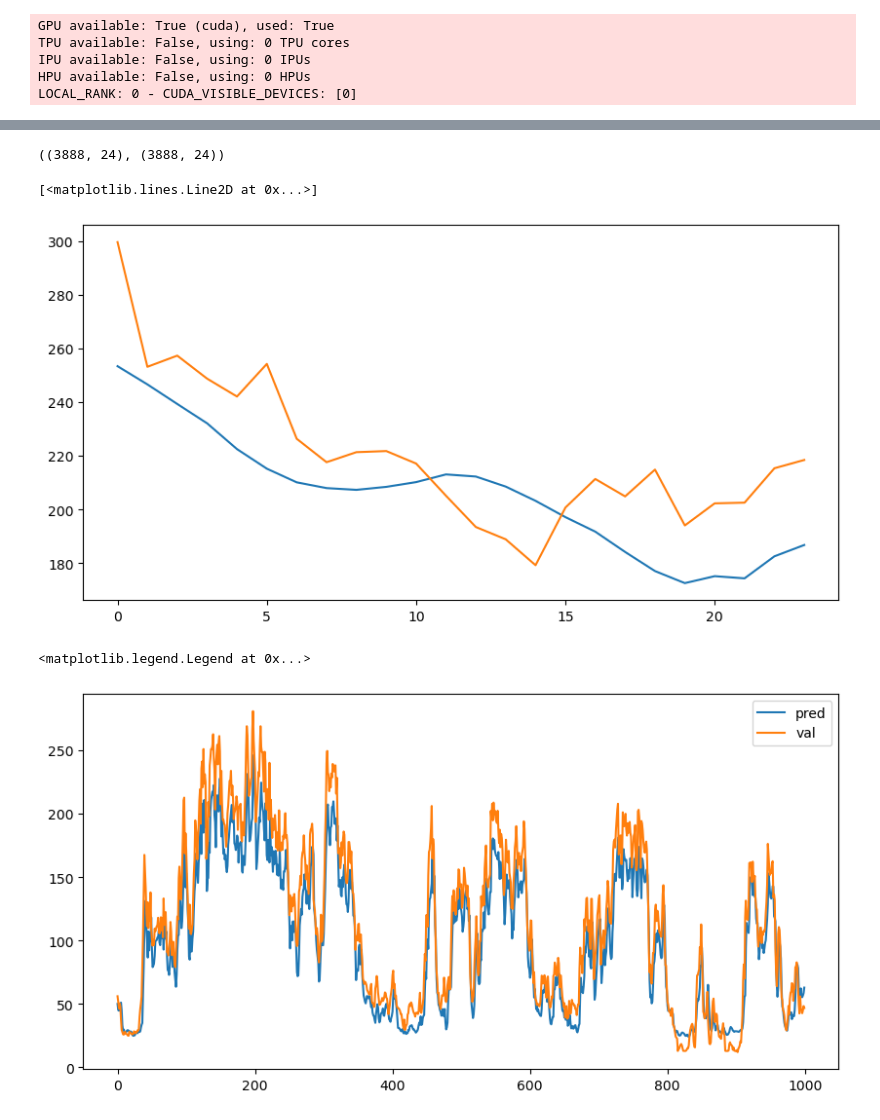
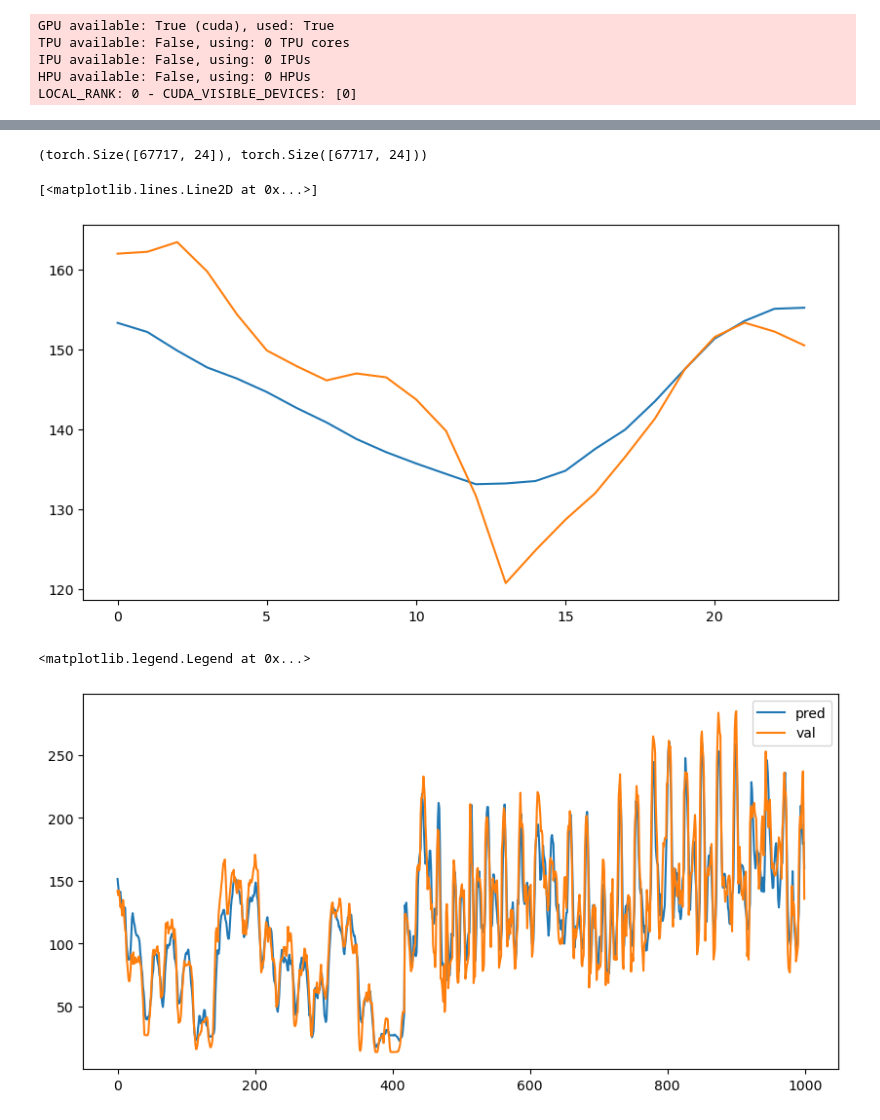
Before and after one commit to AIRI-Institute/eco4cast, a Jupyter notebook: test_co2_model.ipynb, the cells around one changed output, grey strips where cells are left out. Drawn from its saved outputs; the diff is of its cells as text; code cells hidden in the pictures.

```diff
--- a/test_co2_model.ipynb
+++ b/test_co2_model.ipynb
@@ -28,0 +1,29 @@ To enable the following instructions: AVX2 AVX512F AVX512_VNNI FMA, in other ope
+# %%
+from weather_co2_dataset import WeatherCO2DataModule
+import torch
+import numpy as np
+import pandas as pd
+
+
+codes = ["BR-CS", "CA-ON", "CH", "DE", "PL", "BE", "IT-NO", "CA-QC", "ES", "GB", "FI", "FR", "NL"]
+
+features_data = []
+targets_data = []
+for code in codes:
+    features = np.load(f"electricitymaps_datasets/{code}_np_dataset.npy", allow_pickle=True)
+    features_data.append(features)
+
+    emission_df = pd.concat(
+        (
+            pd.read_csv(f"electricitymaps_datasets/{code}_2021_hourly.csv"),
+            pd.read_csv(f"electricitymaps_datasets/{code}_2022_hourly.csv"),
+        )
+    ).reset_index(drop=True)
+    target = emission_df["Carbon Intensity gCO₂eq/kWh (LCA)"].to_numpy()
+    targets_data.append(target)
+
+
+dm = WeatherCO2DataModule(
+    features_data, targets_data, 24, 24, 10, 16
+)
+dm.setup('fit')
@@ -77,35 +92,31 @@ len(val_preds), val_preds[0].shape, val_preds[-1].shape
 # %%
-concat_preds = dm.val_dataset.target_scaler.inverse_transform(torch.concat(val_preds, 0))
-val = [dm.val_dataset[idx][1] for idx in range(len(dm.val_dataset))]
-
-val = torch.stack(val)
-val = dm.val_dataset.target_scaler.inverse_transform(val)
+val_preds = torch.cat(val_preds, dim=0)
+targets =  torch.stack([dm.val_dataset[idx][1] for idx in range(len(dm.val_dataset))])
+val_preds.shape, targets.shape
+# %% [output]
+(torch.Size([67717, 24]), torch.Size([67717, 24]))
-# %%
-concat_preds.shape, val.shape
-# %% [output]
-((3888, 24), (3888, 24))
 # %%
 import matplotlib.pyplot as plt
 
-sample_id = 100
+sample_id = 200
 plt.figure(figsize=(10, 5))
-plt.plot(concat_preds[sample_id], label='pred')
-plt.plot(val[sample_id] , label='val')
+plt.plot(val_preds[sample_id], label='pred')
+plt.plot(targets[sample_id] , label='val')
 # %% [output]
 [<matplotlib.lines.Line2D at 0x...>]
-[figure, old version]
+[figure, new version]
 # %%
 import matplotlib.pyplot as plt
 
 time_step = 0
-s1, s2 = 1000, 2000
+s1, s2 = 10000, 11000
 plt.figure(figsize=(10, 5))
-plt.plot(concat_preds[s1 :s2, time_step], label='pred')
-plt.plot(val[s1 :s2, time_step] , label='val')
+plt.plot(val_preds[s1 :s2, time_step], label='pred')
+plt.plot(targets[s1 :s2, time_step] , label='val')
 plt.legend()
 # %% [output]
 <matplotlib.legend.Legend at 0x...>
-[figure, old version]
+[figure, new version]
 # %%
 from sklearn.metrics import mean_absolute_error
 for i in range(24):
```
Also changed, not shown: parts of 20 cells of this notebook, 12 other files.
